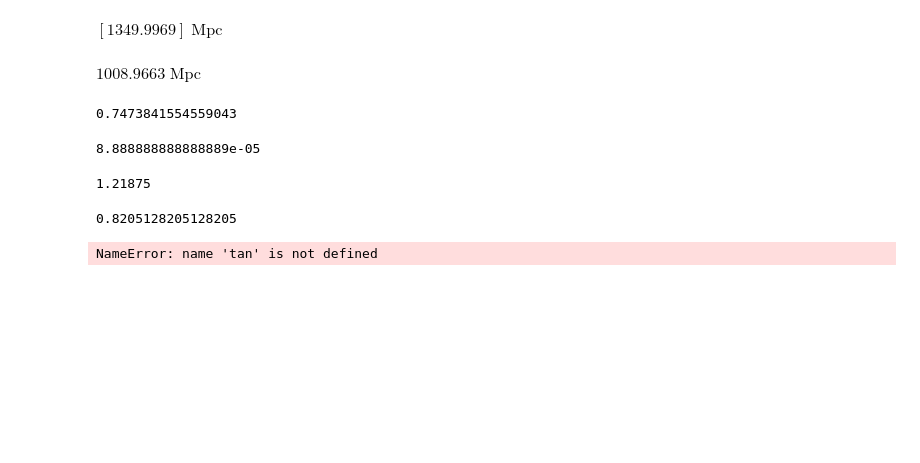
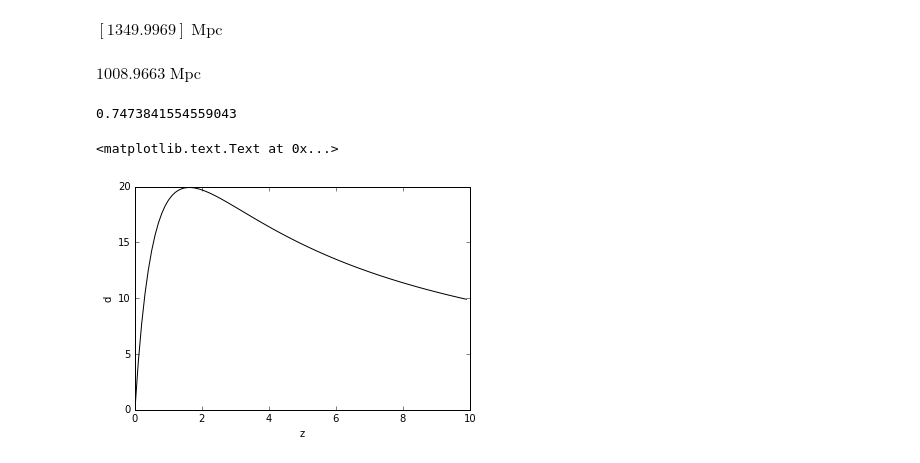
Before and after one commit to tpanurach/Research, a Jupyter notebook: Research.ipynb, the cells around one changed output. Saved outputs shown, nothing was run; the diff lists cells and outputs as text; code cells hidden in the pictures; blank space fills up the shorter version.

```diff
--- a/Research.ipynb
+++ b/Research.ipynb
@@ -452,19 +450,15 @@ present.'''
 1/(1+0.338)
 # %% [output]
 0.7473841554559043
-# %%
-0.32/3600
-# %% [output]
-8.888888888888889e-05
-# %%
-(0.39/3600)/(0.32/3600)
-# %% [output]
-1.21875
-# %%
-0.32/0.39
-# %% [output]
-0.8205128205128205
-# %%
-tan**-1(0.8205128205128205)
-# %% [output]
-NameError: name 'tan' is not defined
+# %%
+rs = np.arange(0,10,0.1)
+ang_diam = cosmo.angular_diameter_distance(rs)
+theta = 0.64 * u.degree
+theta = theta.to('rad')
+d = theta * ang_diam
+plt.plot (rs,d, 'black')
+plt.xlabel('z')
+plt.ylabel('d')
+# %% [output]
+<matplotlib.text.Text at 0x...>
+[figure, added]
```
Also changed, not shown: parts of 2 cells of this notebook.
